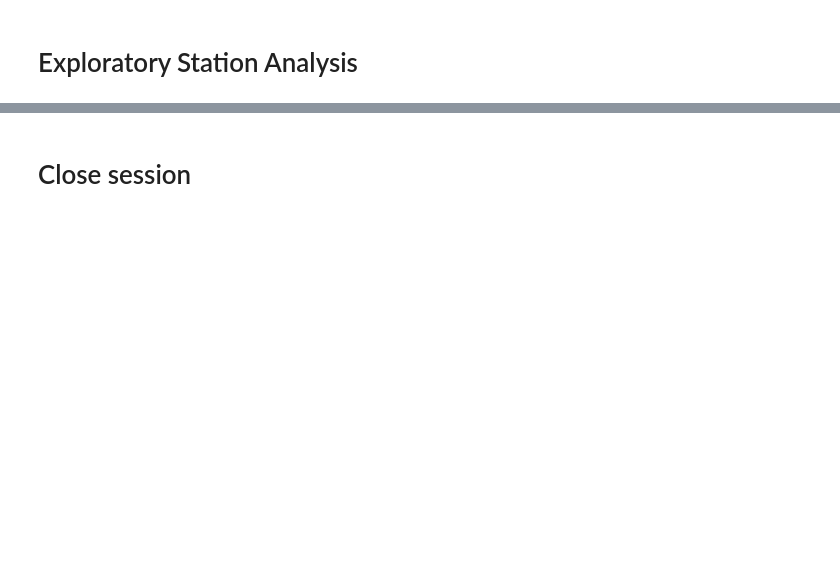
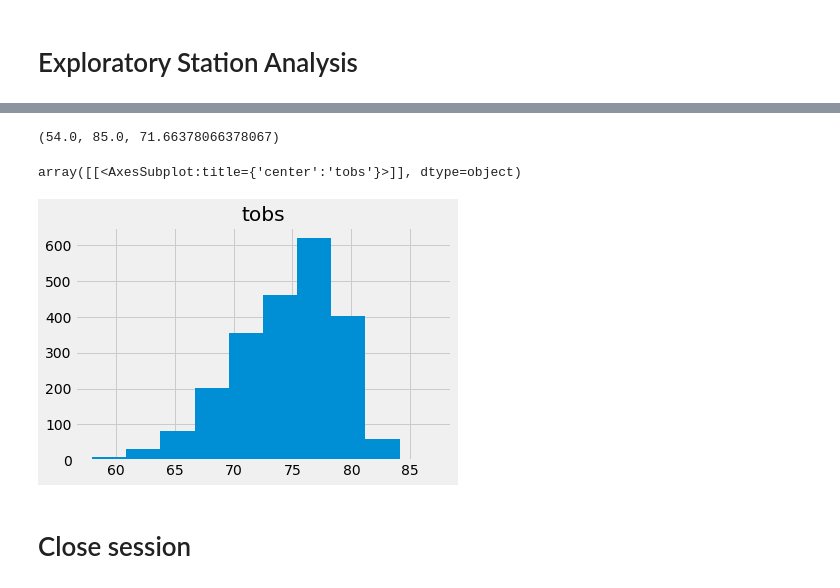
Before and after one commit to hladero/sqlalchemy-challenge, a Jupyter notebook: climate_starter.ipynb, the cells around one changed output, grey strips where cells are left out. Drawn from its saved outputs; the diff is of its cells as text; code cells hidden in the pictures; blank space fills up the shorter version.

```diff
--- a/climate_starter.ipynb
+++ b/climate_starter.ipynb
@@ -85,5 +150,16 @@ print(most_recent_date)
 # %%
-# Using the most active station id from the previous query, calculate the lowest, highest, and average temperature.
+# Using the most active station id from the previous query, calculate the lowest, highest, and average temperature
+Temp=session.query(func.min(measurement.tobs),func.max(measurement.tobs),func.avg(measurement.tobs))\
+.filter(measurement.station == most_active_stations[0][0]).all()
+Temp[0]
+# %% [output]
+(54.0, 85.0, 71.66378066378067)
 # %%
 # Using the most active station id
 # Query the last 12 months of temperature observation data for this station and plot the results as a histogram
+result1=session.query(measurement.date, measurement.tobs).filter(measurement.date>prevYear).all()
+df1=pd.DataFrame(result1).set_index('date')
+df1.hist()
+# %% [output]
+array([[<AxesSubplot:title={'center':'tobs'}>]], dtype=object)
+[figure, added]
```
Also changed, not shown: parts of 12 cells of this notebook.
